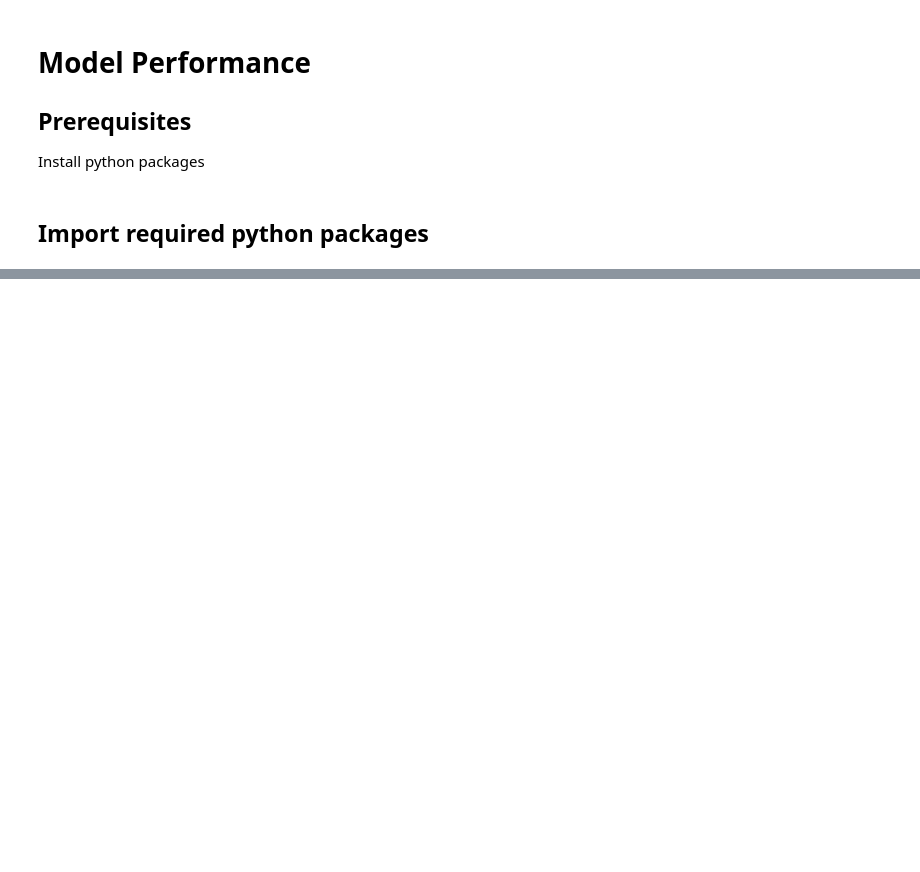
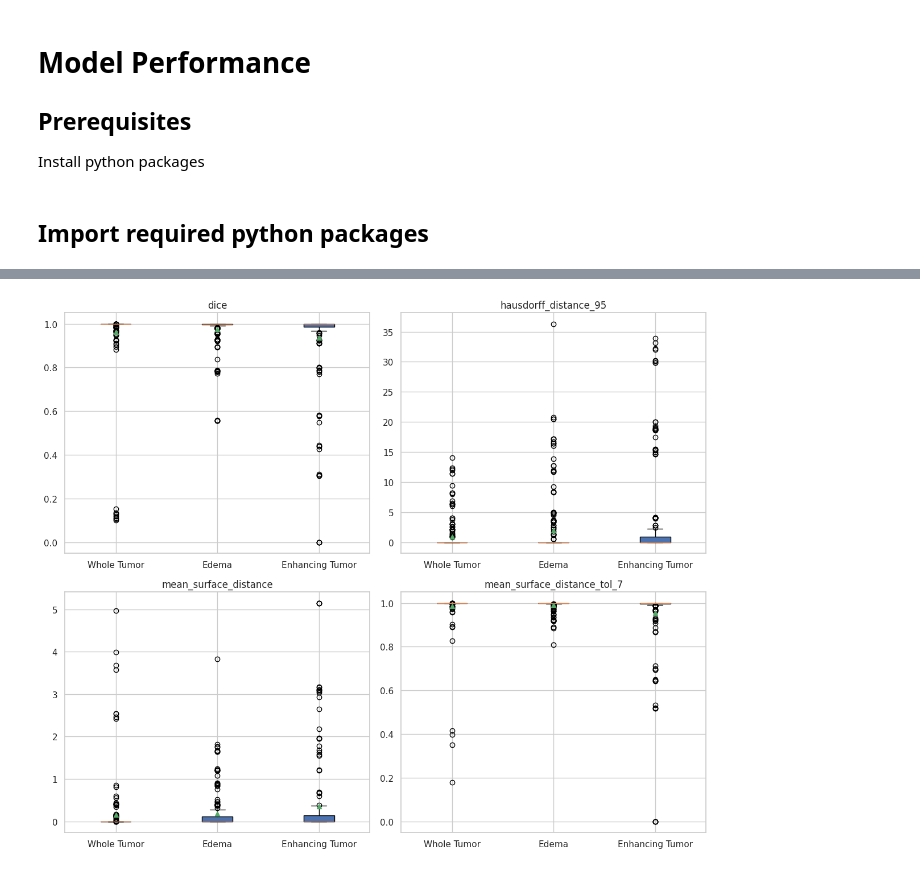
Before and after one commit to bamf-health/aimi-brain-mr, a Jupyter notebook: model_performance.ipynb, the cells around one changed output, grey strips where cells are left out. Saved outputs shown, nothing was run; the diff lists cells and outputs as text; code cells hidden in the pictures; blank space fills up the shorter version.

```diff
--- a/model_performance.ipynb
+++ b/model_performance.ipynb
@@ -234,0 +221,60 @@ for metric in [
+# %%
+# Separate data for label1 (lung) and label2 (lesion) for aimiv2
+aimiv2_label1_df = aimiv2_df[aimiv2_df["label"] == 1]
+aimiv2_label2_df = aimiv2_df[aimiv2_df["label"] == 2]
+aimiv2_label3_df = aimiv2_df[aimiv2_df["label"] == 3]
+
+# Create a figure and axis for subplots
+fig, axs = plt.subplots(nrows=2, ncols=2, figsize=(12, 10))
+
+# List of metrics to plot
+metrics = [
+    "dice",
+    "hausdorff_distance_95",
+    "mean_surface_distance",
+    "mean_surface_distance_tol_7",
+]
+
+# Plot each metric
+for i, metric in enumerate(metrics):
+    row = i // 2
+    col = i % 2
+    ax = axs[row, col]
+
+    # Extract data for current metric
+    label1_data = aimiv2_label1_df[metric]
+    label2_data = aimiv2_label2_df[metric]
+    label3_data = aimiv2_label3_df[metric]
+
+    # Check if label2_data has values and is not empty
+    if not label2_data.empty and not label1_data.empty:
+        # Convert data to numeric if necessary
+        label1_data = pd.to_numeric(label1_data, errors="coerce")
+        label2_data = pd.to_numeric(label2_data, errors="coerce")
+        label3_data = pd.to_numeric(label3_data, errors="coerce")
+
+        # Drop NaN values if any (optional)
+        label1_data = label1_data.dropna()
+        label2_data = label2_data.dropna()
+        label3_data = label3_data.dropna()
+
+        # Check if after dropping NaN, there's still data
+        if not label1_data.empty and not label2_data.empty and not label3_data.empty:
+            # Create boxplots side by side
+            ax.boxplot([label1_data, label2_data, label3_data], patch_artist=True, showmeans=True)
+            ax.set_title(f"{metric.split('aimiv2_')[-1]}")
+            ax.set_xticklabels(
+                ["Whole Tumor", "Edema", "Enhancing Tumor"]
+            )  # Update x-axis labels to "Lesions"
+        else:
+            # Handle case where data might be dropped to empty
+            print(f"No valid data available for {metric} after cleaning.")
+    else:
+        # If label2_data is empty, handle accordingly (e.g., print a message)
+        print(f"No data available for {metric} in label2 (Lesions).")
+
+# Adjust layout
+plt.tight_layout()
+plt.show()
+# %% [output]
+[figure, added]
```
Also changed, not shown: parts of 11 cells of this notebook, 4 other files.
